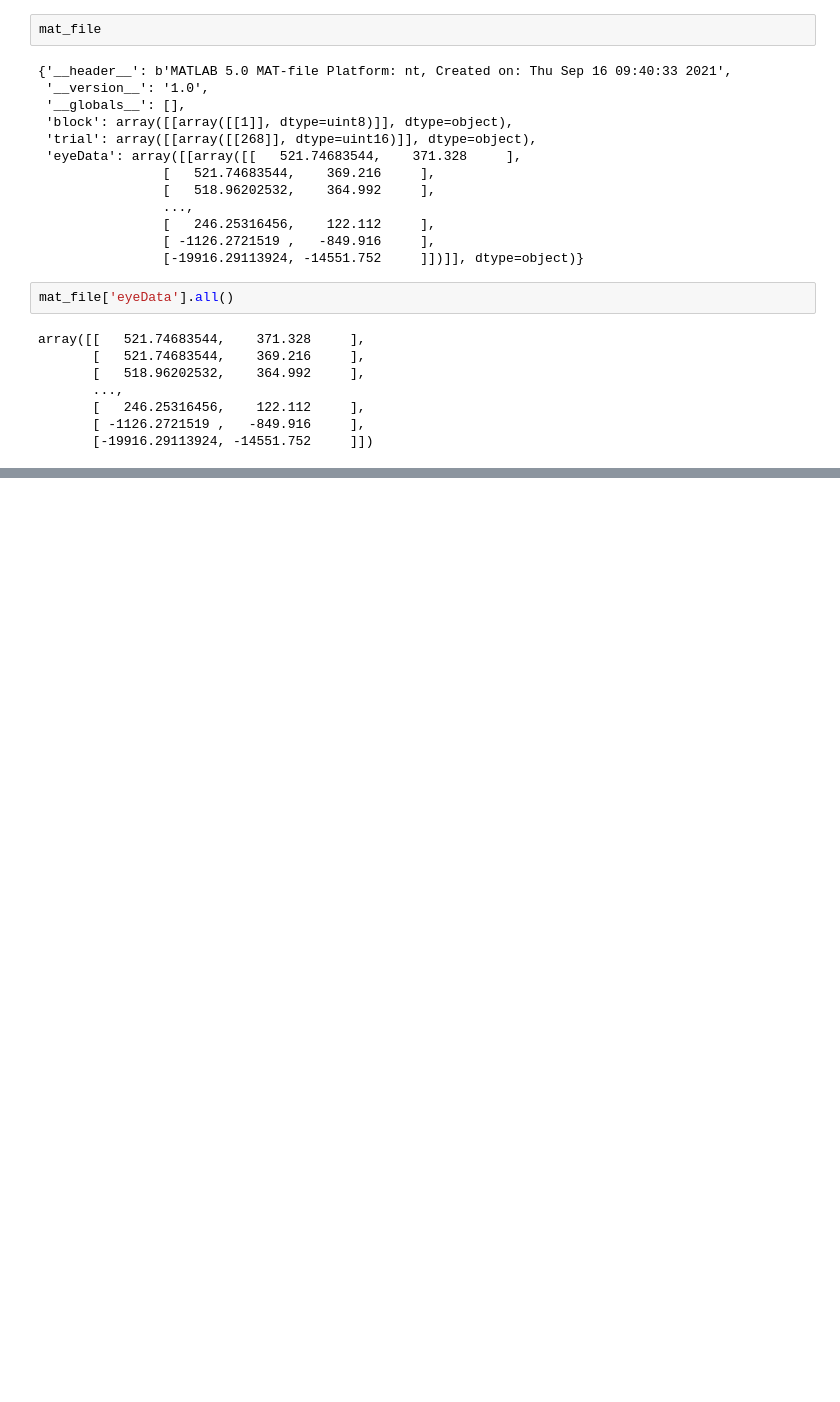
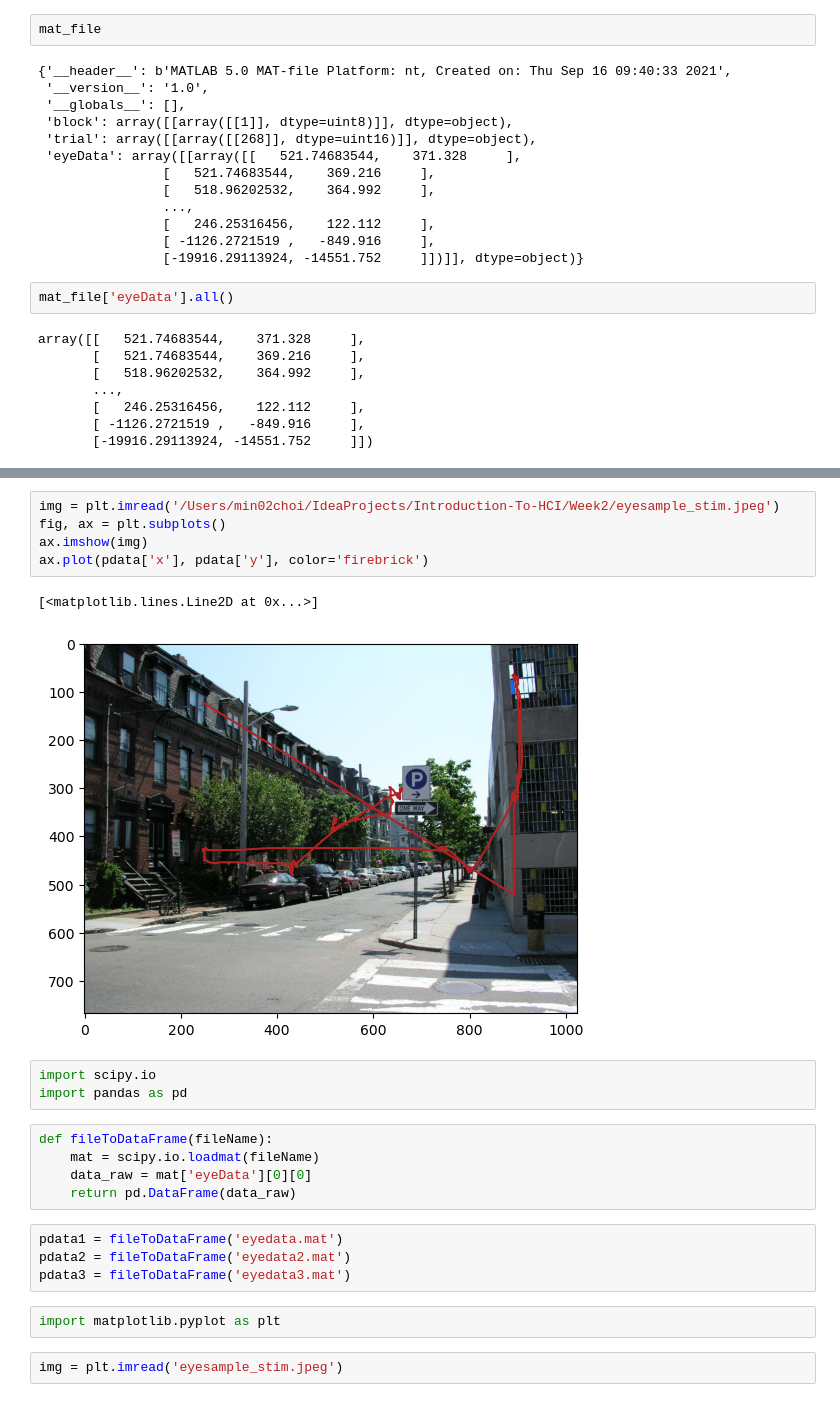
Before and after one commit to min02choi/Introduction-To-HCI, a Jupyter notebook: Week2/mat_test.ipynb, the cells around one changed output, grey strips where cells are left out. Cells and saved outputs as stored; diff of their text form; blank space fills up the shorter version.

Commit message:
[Week2] assignment1 squat

```diff
--- a/Week2/mat_test.ipynb
+++ b/Week2/mat_test.ipynb
@@ -29,0 +81,24 @@ array([[   521.74683544,    371.328     ],
+# %%
+img = plt.imread('/Users/min02choi/IdeaProjects/Introduction-To-HCI/Week2/eyesample_stim.jpeg')
+fig, ax = plt.subplots()
+ax.imshow(img)
+ax.plot(pdata['x'], pdata['y'], color='firebrick')
+# %% [output]
+[<matplotlib.lines.Line2D at 0x...>]
+[figure, added]
+# %%
+import scipy.io
+import pandas as pd
+# %%
+def fileToDataFrame(fileName):
+    mat = scipy.io.loadmat(fileName)
+    data_raw = mat['eyeData'][0][0]
+    return pd.DataFrame(data_raw)
+# %%
+pdata1 = fileToDataFrame('eyedata.mat')
+pdata2 = fileToDataFrame('eyedata2.mat')
+pdata3 = fileToDataFrame('eyedata3.mat')
+# %%
+import matplotlib.pyplot as plt
+# %%
+img = plt.imread('eyesample_stim.jpeg')
```
Also changed, not shown: parts of 9 cells of this notebook, 2 other files.
